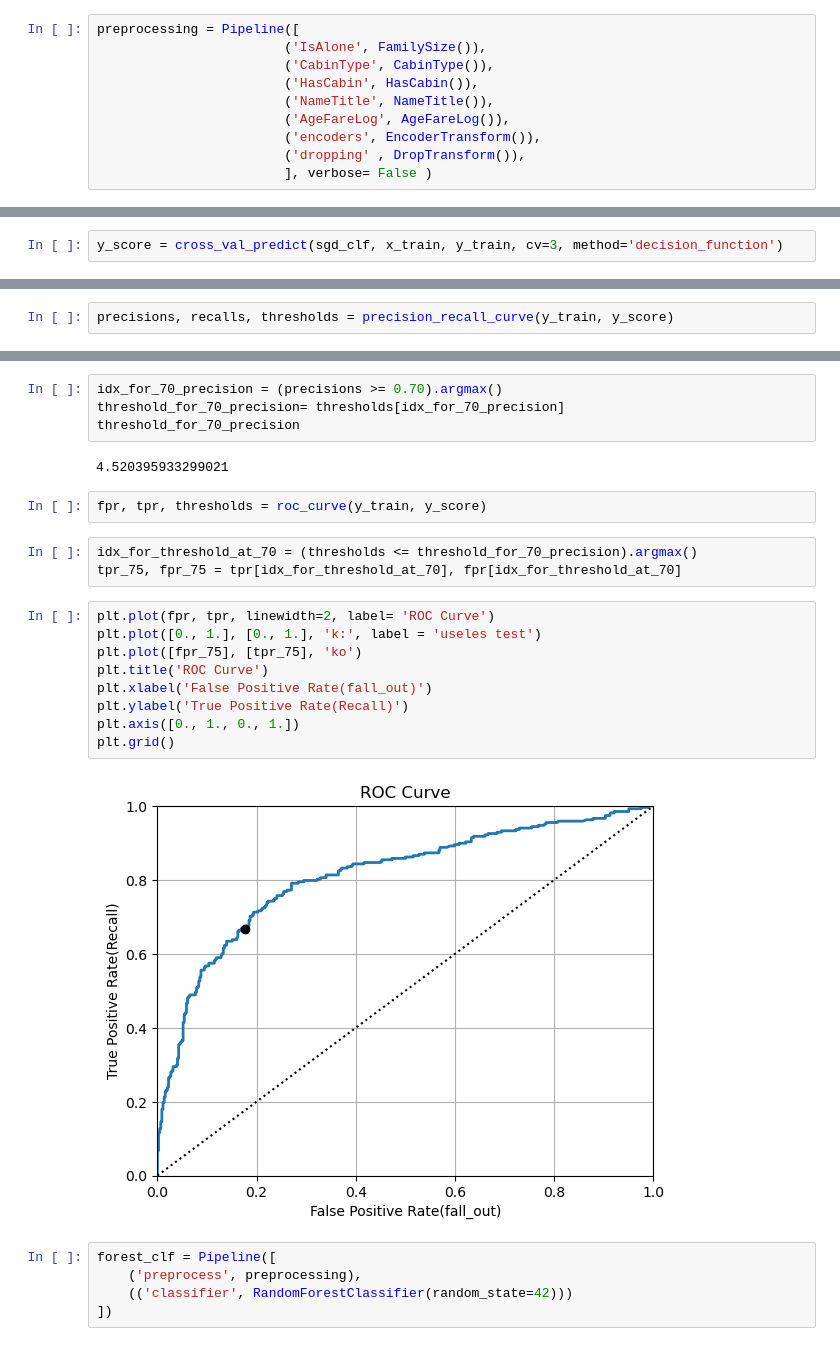
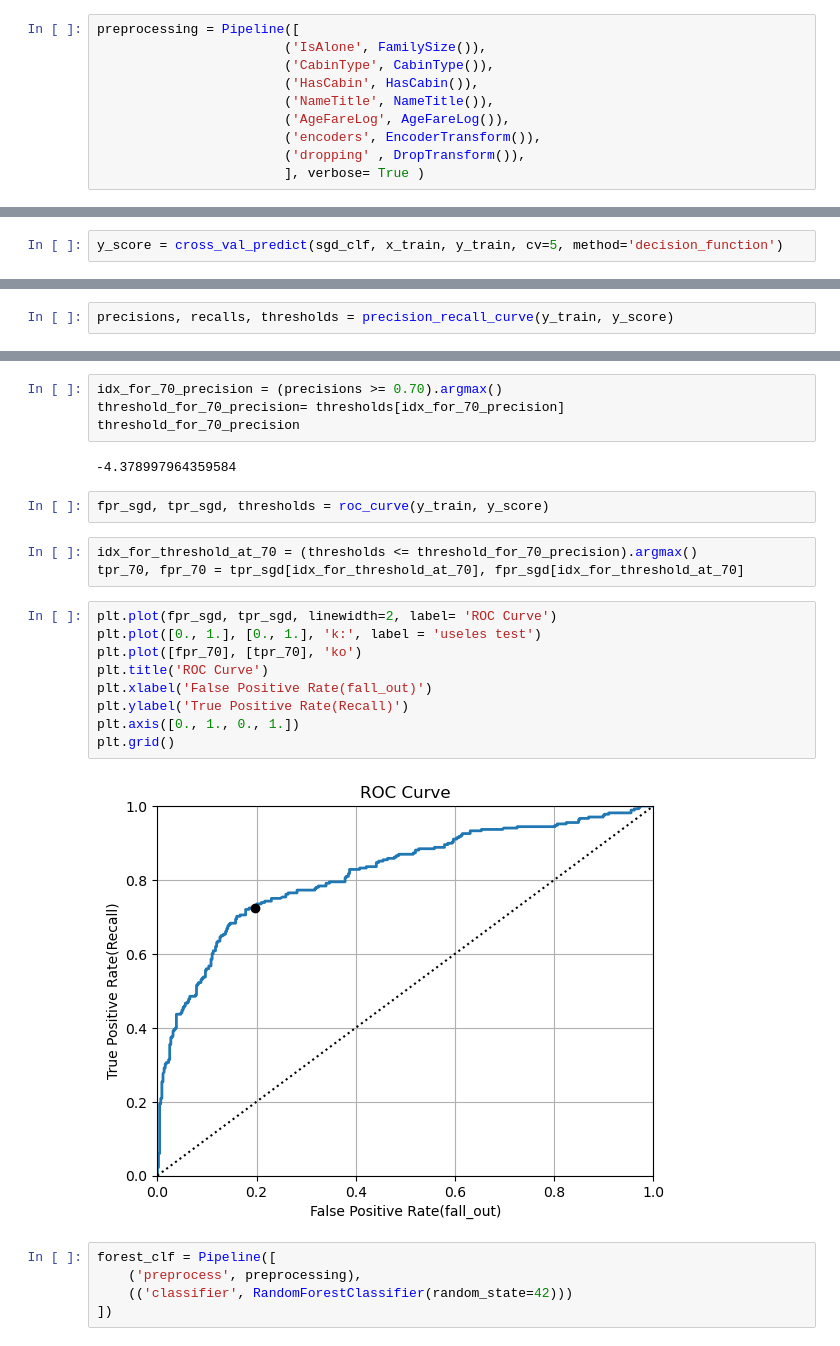
Before and after one commit to zahra-moammeri/ML-Projects, a Jupyter notebook: Titanic_survival/preprocess_model.ipynb, the cells around one changed output, grey strips where cells are left out. Drawn from its saved outputs; the diff is of its cells as text.

```diff
--- a/Titanic_survival/preprocess_model.ipynb
+++ b/Titanic_survival/preprocess_model.ipynb
@@ -277,7 +288,7 @@ preprocessing = Pipeline([
                         ('AgeFareLog', AgeFareLog()),
                         ('encoders', EncoderTransform()),
                         ('dropping' , DropTransform()),
-                        ], verbose= False )
+                        ], verbose= True )
 # %%
 sgd_clf = Pipeline([
     ('preprocess', preprocessing),
@@ -334,4 +405,4 @@ F1 Score: 69.84%
 # %% [markdown]
 Which Threshold?
 # %%
-y_score = cross_val_predict(sgd_clf, x_train, y_train, cv=3, method='decision_function')
+y_score = cross_val_predict(sgd_clf, x_train, y_train, cv=5, method='decision_function')
@@ -376,23 +478,23 @@ idx_for_70_precision = (precisions >= 0.70).argmax()
 threshold_for_70_precision= thresholds[idx_for_70_precision]
 threshold_for_70_precision
 # %% [output]
-4.520395933299021
+-4.378997964359584
 # %%
-fpr, tpr, thresholds = roc_curve(y_train, y_score)
+fpr_sgd, tpr_sgd, thresholds = roc_curve(y_train, y_score)
 # %%
 idx_for_threshold_at_70 = (thresholds <= threshold_for_70_precision).argmax()
-tpr_75, fpr_75 = tpr[idx_for_threshold_at_70], fpr[idx_for_threshold_at_70]
+tpr_70, fpr_70 = tpr_sgd[idx_for_threshold_at_70], fpr_sgd[idx_for_threshold_at_70]
 # %%
-plt.plot(fpr, tpr, linewidth=2, label= 'ROC Curve')
+plt.plot(fpr_sgd, tpr_sgd, linewidth=2, label= 'ROC Curve')
 plt.plot([0., 1.], [0., 1.], 'k:', label = 'useles test')
-plt.plot([fpr_75], [tpr_75], 'ko')
+plt.plot([fpr_70], [tpr_70], 'ko')
 plt.title('ROC Curve')
 plt.xlabel('False Positive Rate(fall_out)')
 plt.ylabel('True Positive Rate(Recall)')
 plt.axis([0., 1., 0., 1.])
 plt.grid()
 # %% [output]
-[figure, old version]
+[figure, new version]
 # %%
 forest_clf = Pipeline([
     ('preprocess', preprocessing),
```
Also changed, not shown: parts of 30 cells of this notebook.
